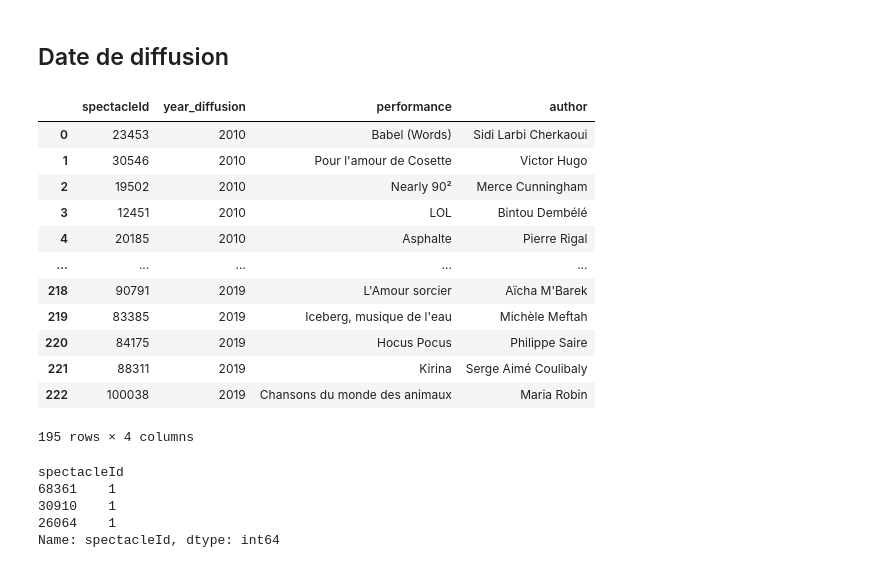
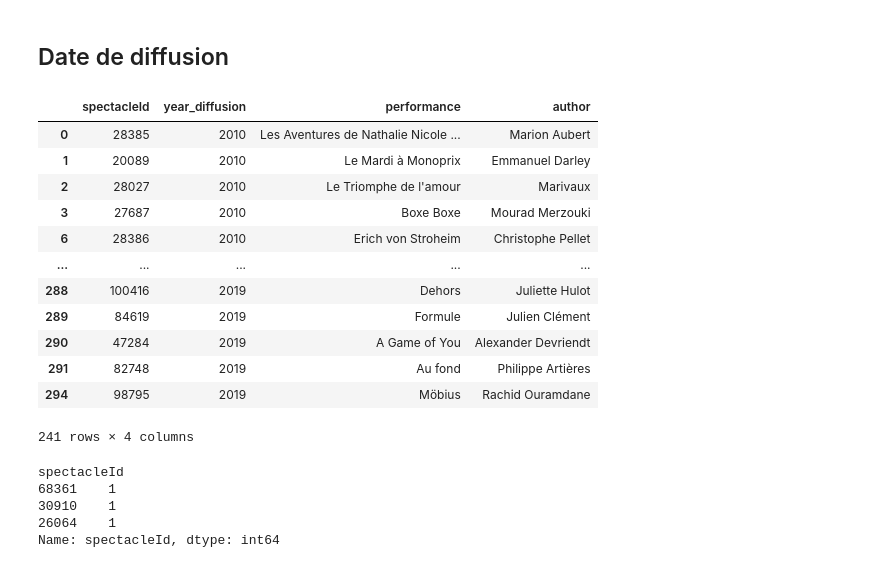
Before and after one commit to eliselavy/scrapper-notebook, a Jupyter notebook: notebooks/archives_spectacle/import_performance_info.ipynb, the cells around one changed output. Saved outputs shown, nothing was run; the diff lists cells and outputs as text; code cells hidden in the pictures.

```diff
--- a/notebooks/archives_spectacle/import_performance_info.ipynb
+++ b/notebooks/archives_spectacle/import_performance_info.ipynb
@@ -471,31 +482,31 @@ df_danse_arsenal
 # %%
 import os
 import pandas as pd
 
-organismId="439"
+organismId="1914"
 csv_file_path = os.getcwd() + "/data/all_10_years_organism_" + organismId + ".csv"
 df_arsenal_diffusion = pd.read_csv(csv_file_path)
 #on enlève les lignes où les performanceId sont nulles
 #df_arsenal_diffusion.dropna(subset=['performanceId'], how='all', inplace=True)
 df_arsenal_diffusion = df_arsenal_diffusion[~(df_arsenal_diffusion['performanceId']==0)]
 df_arsenal_diffusion= df_arsenal_diffusion[['performanceId', 'year','performance','author']]
 df_arsenal_diffusion.rename(columns = {'performanceId':'spectacleId'}, inplace = True)
 df_arsenal_diffusion.rename(columns = {'year':'year_diffusion'}, inplace = True)
 df_arsenal_diffusion
 # %% [output]
 |  | spectacleId | year_diffusion | performance | author |
-| 0 | 23453 | 2010 | Babel (Words) | Sidi Larbi Cherkaoui |
-| 1 | 30546 | 2010 | Pour l'amour de Cosette | Victor Hugo |
-| 2 | 19502 | 2010 | Nearly 90² | Merce Cunningham |
-| 3 | 12451 | 2010 | LOL | Bintou Dembélé |
-| 4 | 20185 | 2010 | Asphalte | Pierre Rigal |
+| 0 | 28385 | 2010 | Les Aventures de Nathalie Nicole ... | Marion Aubert |
+| 1 | 20089 | 2010 | Le Mardi à Monoprix | Emmanuel Darley |
+| 2 | 28027 | 2010 | Le Triomphe de l'amour | Marivaux |
+| 3 | 27687 | 2010 | Boxe Boxe | Mourad Merzouki |
+| 6 | 28386 | 2010 | Erich von Stroheim | Christophe Pellet |
 | ... | ... | ... | ... | ... |
-| 218 | 90791 | 2019 | L'Amour sorcier | Aïcha M'Barek |
-| 219 | 83385 | 2019 | Iceberg, musique de l'eau | Michèle Meftah |
-| 220 | 84175 | 2019 | Hocus Pocus | Philippe Saire |
-| 221 | 88311 | 2019 | Kirina | Serge Aimé Coulibaly |
-| 222 | 100038 | 2019 | Chansons du monde des animaux | Maria Robin |
+| 288 | 100416 | 2019 | Dehors | Juliette Hulot |
+| 289 | 84619 | 2019 | Formule | Julien Clément |
+| 290 | 47284 | 2019 | A Game of You | Alexander Devriendt |
+| 291 | 82748 | 2019 | Au fond | Philippe Artières |
+| 294 | 98795 | 2019 | Möbius | Rachid Ouramdane |
-195 rows × 4 columns
+241 rows × 4 columns
 # %%
 # %% [output]
 spectacleId
```
Also changed, not shown: parts of 8 cells of this notebook.
